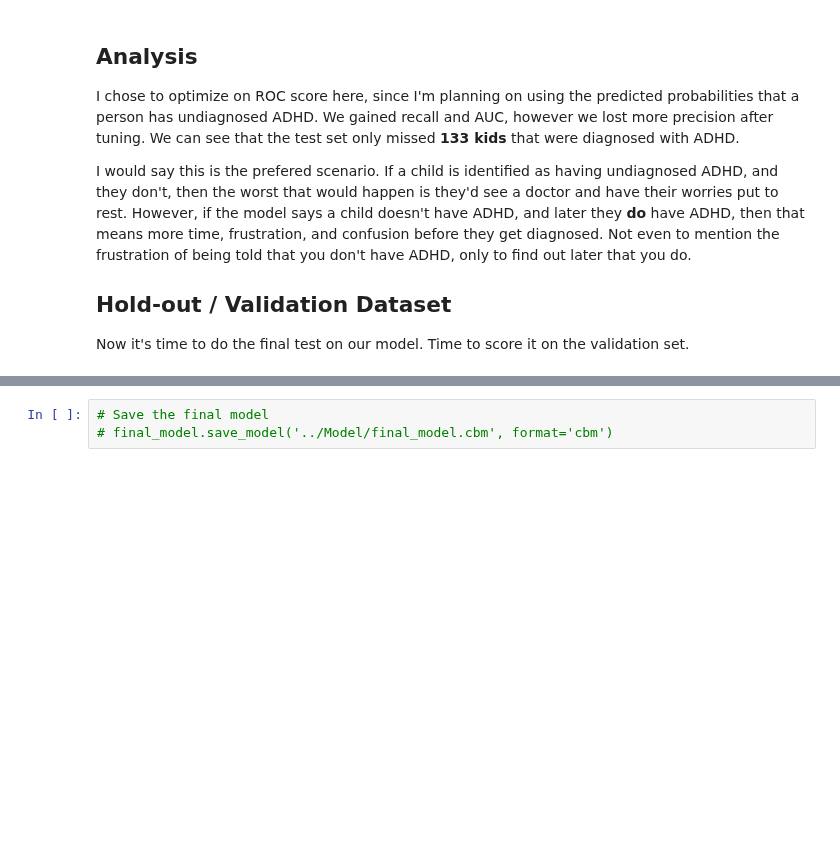
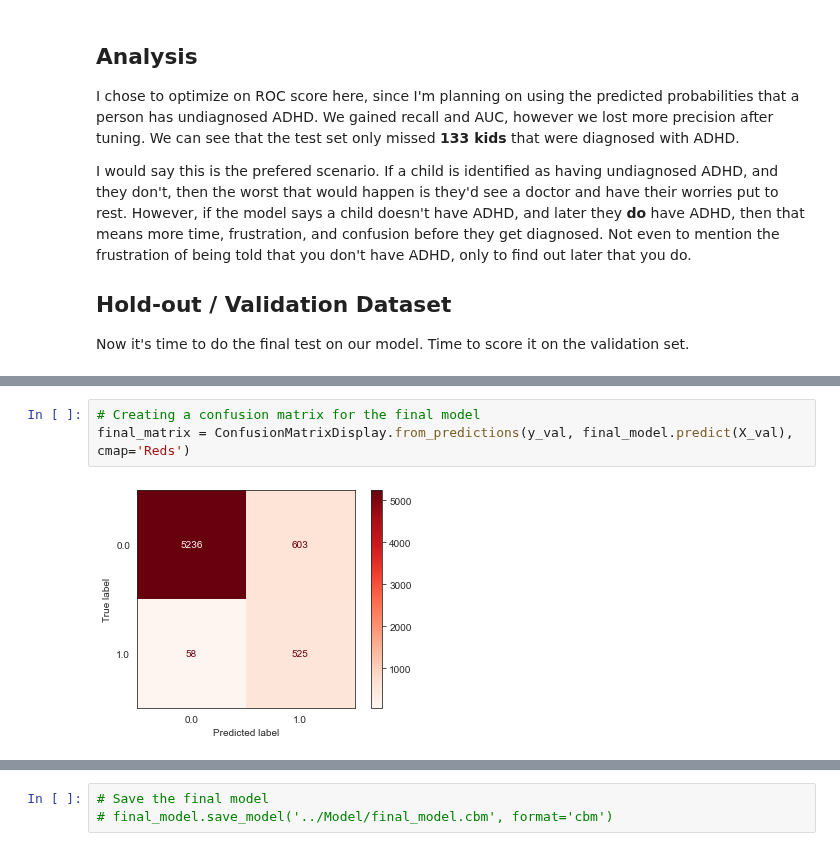
Before and after one commit to austint1121/Undiagnosed-ADHD-Identification, a Jupyter notebook: ADHD_Classification.ipynb, the cells around one changed output, grey strips where cells are left out. Saved outputs shown, nothing was run; the diff lists cells and outputs as text; blank space fills up the shorter version.

```diff
--- a/ADHD_Classification.ipynb
+++ b/ADHD_Classification.ipynb
@@ -943,2 +940,7 @@ Recall: 0.91
 F1: 0.61
 ROC AUC: 0.96
+# %%
+# Creating a confusion matrix for the final model
+final_matrix = ConfusionMatrixDisplay.from_predictions(y_val, final_model.predict(X_val), cmap='Reds')
+# %% [output]
+[figure, added]
```
Also changed, not shown: parts of 7 cells of this notebook.
